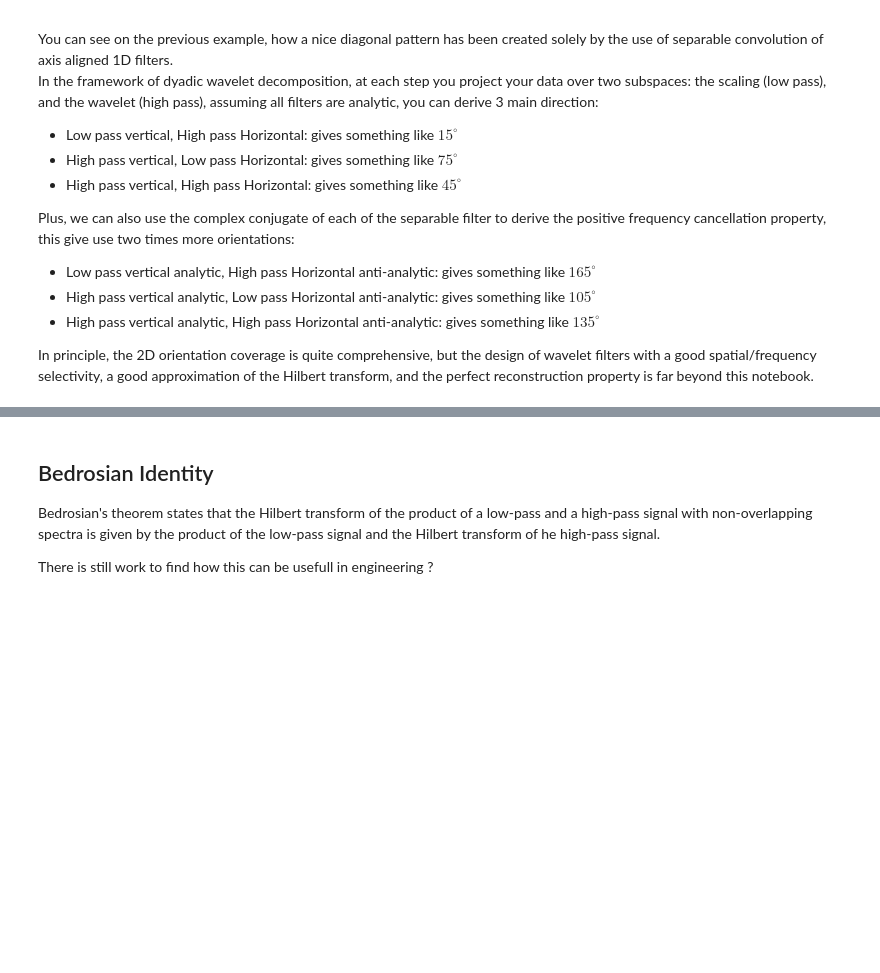
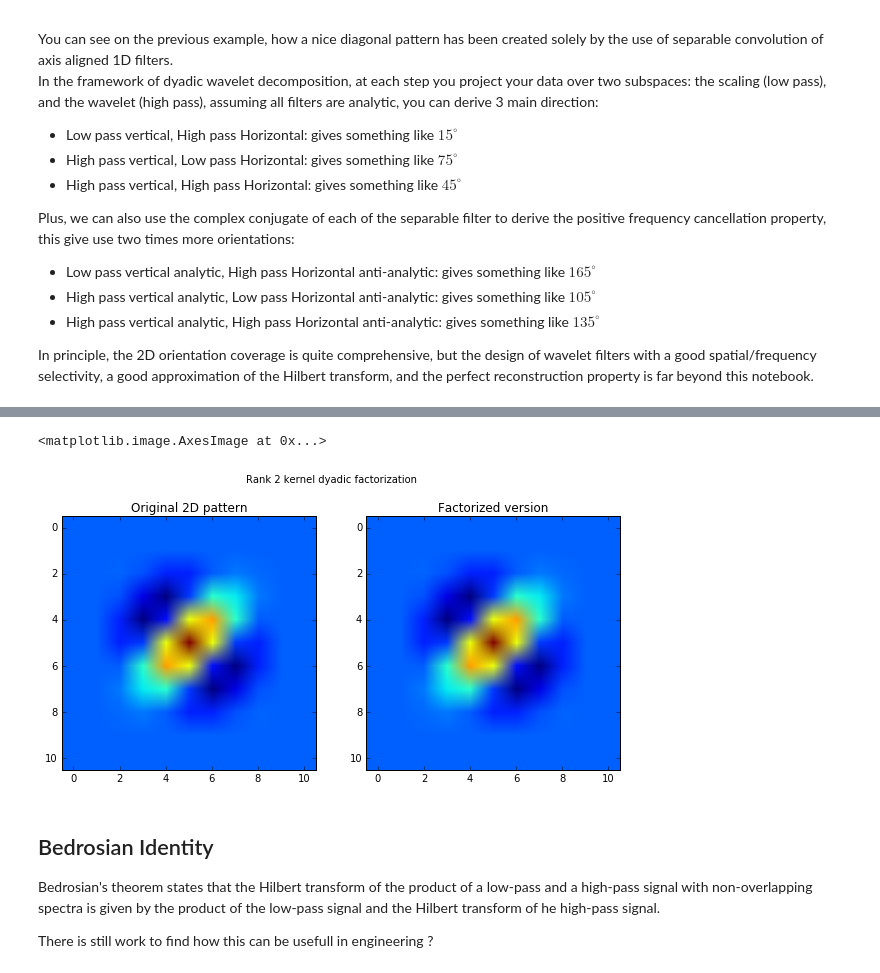
Before and after one commit to pierrepaleo/SignalProcessing-Python, a Jupyter notebook: HilbertTransform.ipynb, the cells around one changed output, grey strips where cells are left out. Saved outputs shown, nothing was run; the diff lists cells and outputs as text; code cells hidden in the pictures; blank space fills up the shorter version.

Commit message:
Small pof for directional rank 2 kernel factorization

```diff
--- a/HilbertTransform.ipynb
+++ b/HilbertTransform.ipynb
@@ -495,7 +495,7 @@ hFilter=antonini+1j*GetHilbertTransform(antonini)
 
 #Take a look at 2D impulse response
 dirac = np.zeros((ksize,ksize))
-dirac[fsize/2,fsize/2]=1
+dirac[ksize/2,ksize/2]=1
 
 vImpulse = scim.convolve1d(dirac, vFilter.real, axis=0, mode='wrap')\
 +1j*scim.convolve1d(dirac, vFilter.imag, axis=0, mode='wrap')
@@ -659,4 +659,40 @@ $$
 $$
+# %%
+"""
+Let's see how to factorize the previous oriented pattern
+"""
+
+#Now let's factorize it
+lamb,v=np.linalg.eig(twoDImpulse.real)
+idx = np.abs(lamb).argsort()[::-1] #sort values from highest to lowest
+lamb = lamb[idx]
+v[:,range(len(lamb))]=v[:,idx]
+u = np.linalg.inv(v)
+
+#check that pattern is rank 2
+assert(np.linalg.matrix_rank(twoDImpulse.real)==2)
+assert(np.isclose(twoDImpulse.real,np.dot(v,np.dot(np.diag(lamb),u))).all())
+
+cpx1DVec1 = v[:,0] + 1j*v[:,1]
+cpx1DVec2 = lamb[0]*u[0,:] + 1j*-lamb[1]*u[1,:]
+
+K2 = np.outer(cpx1DVec1,cpx1DVec2).real
+#Or alternatively
+#K2 = lamb[0]*np.outer(v[:,0],u[0,:])+lamb[1]*np.outer(v[:,1],u[1,:])
+
+assert(np.isclose(twoDImpulse.real,K2).all())
+
+plt.figure(0,figsize=(10,5))
+plt.suptitle("Rank 2 kernel dyadic factorization")
+ax = plt.subplot(121)
+ax.set_title("Original 2D pattern")
+plt.imshow(twoDImpulse.real)
+ax = plt.subplot(122)
+ax.set_title("Factorized version")
+plt.imshow(K2)
+# %% [output]
+<matplotlib.image.AxesImage at 0x...>
+[figure, added]
 # %% [markdown]
 ## Bedrosian Identity
 
```
Also changed, not shown: parts of 3 cells of this notebook.
